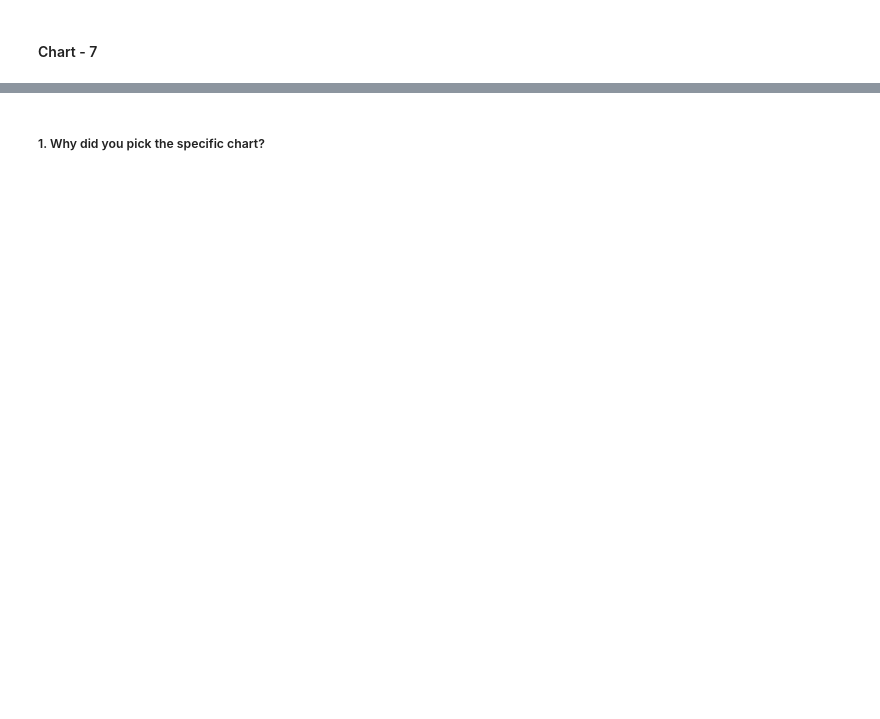
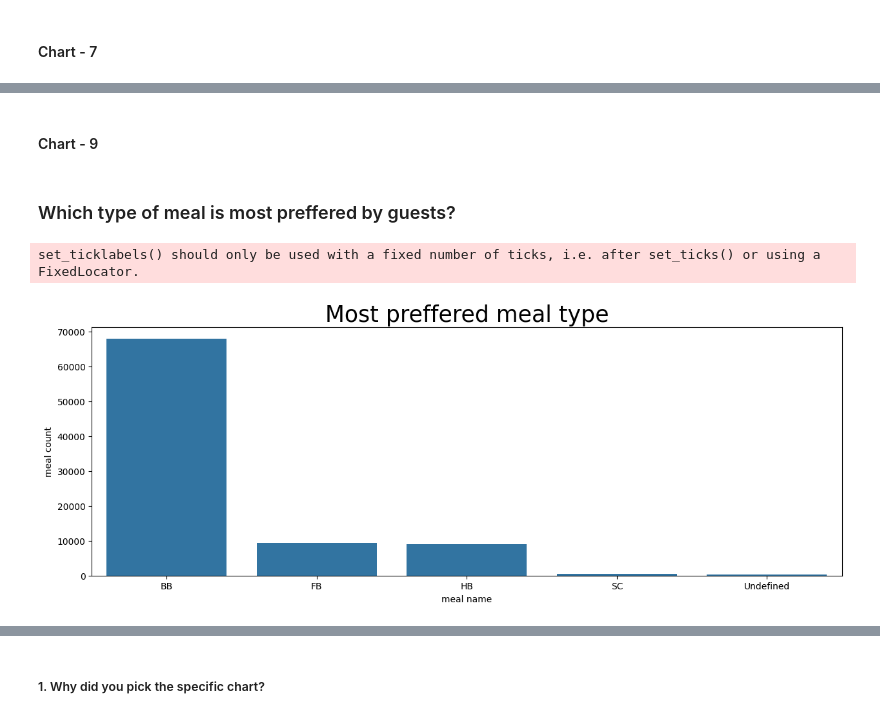
Before and after one commit to PujaH-DS/-Sample-EDA-Submission-HOTEL-BOOKING-Puja, a Jupyter notebook: Sample_EDA_Submission(HOTEL_BOOKING_)_Puja.ipynb, the cells around one changed output, grey strips where cells are left out. Cells and saved outputs as stored; diff of their text form; code cells hidden in the pictures; blank space fills up the shorter version.

```diff
--- a/Sample_EDA_Submission(HOTEL_BOOKING_)_Puja.ipynb
+++ b/Sample_EDA_Submission(HOTEL_BOOKING_)_Puja.ipynb
@@ -820,0 +1000,24 @@ Answer Here
+# %% [markdown]
+#### Chart - 9
+# %% [markdown]
+### Which type of meal is most preffered by guests?
+# %%
+# Chart - 9 visualization code
+# Counting each meal type
+meal_count = hb_df1.meal.value_counts()
+
+# Extracting each meal type and storing in a variable
+meal_name = hb_df1['meal'].unique()
+
+# Creating a dataset of each meal type and count
+meal_df = pd.DataFrame(zip(meal_name,meal_count), columns = ['meal name', 'meal count'])
+
+# Visualising the values on a bar chart
+plt.figure(figsize=(15,5))
+g = sns.barplot(data=meal_df, x='meal name', y ='meal count')
+g.set_xticklabels(meal_df['meal name'])
+plt.title('Most preffered meal type', fontsize=25)
+plt.show()
+# %% [output]
+set_ticklabels() should only be used with a fixed number of ticks, i.e. after set_ticks() or using a FixedLocator.
+[figure, added]
```
Also changed, not shown: parts of 177 cells of this notebook.
